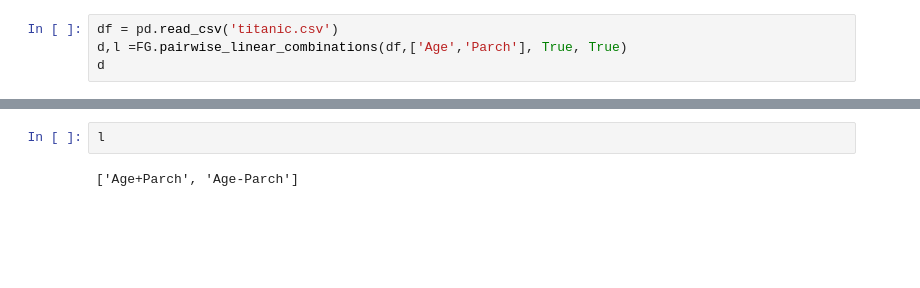
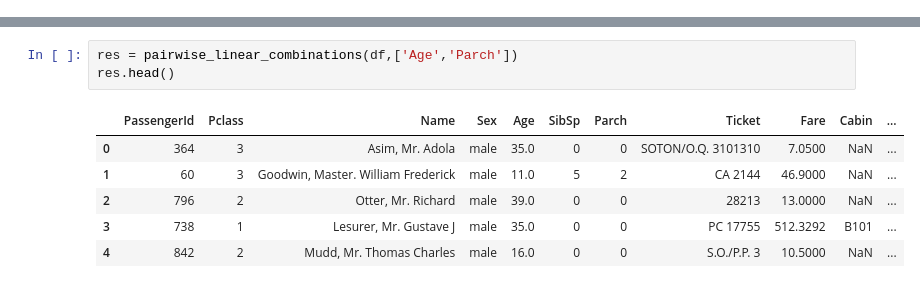
Before and after one commit to HunterKruger/Layzee, a Jupyter notebook: examples/test_feature_generation.ipynb, the cells around one changed output, grey strips where cells are left out. Cells and saved outputs as stored; diff of their text form; blank space fills up the shorter version.

```diff
--- a/examples/test_feature_generation.ipynb
+++ b/examples/test_feature_generation.ipynb
@@ -45,4 +18,0 @@ d
-# %%
-df = pd.read_csv('titanic.csv')
-d,l =FG.pairwise_linear_combinations(df,['Age','Parch'], True, True)
-d
@@ -64,4 +19,10 @@ d
-# %%
-l
-# %% [output]
-['Age+Parch', 'Age-Parch']
+# %%
+res = pairwise_linear_combinations(df,['Age','Parch'])
+res.head()
+# %% [output]
+|  | PassengerId | Pclass | Name | Sex | Age | SibSp | Parch | Ticket | Fare | Cabin | ... |
+| 0 | 364 | 3 | Asim, Mr. Adola | male | 35.0 | 0 | 0 | SOTON/O.Q. 3101310 | 7.0500 | NaN | ... |
+| 1 | 60 | 3 | Goodwin, Master. William Frederick | male | 11.0 | 5 | 2 | CA 2144 | 46.9000 | NaN | ... |
+| 2 | 796 | 2 | Otter, Mr. Richard | male | 39.0 | 0 | 0 | 28213 | 13.0000 | NaN | ... |
+| 3 | 738 | 1 | Lesurer, Mr. Gustave J | male | 35.0 | 0 | 0 | PC 17755 | 512.3292 | B101 | ... |
+| 4 | 842 | 2 | Mudd, Mr. Thomas Charles | male | 16.0 | 0 | 0 | S.O./P.P. 3 | 10.5000 | NaN | ... |
```
Also changed, not shown: parts of 6 cells of this notebook, 14 other files.
